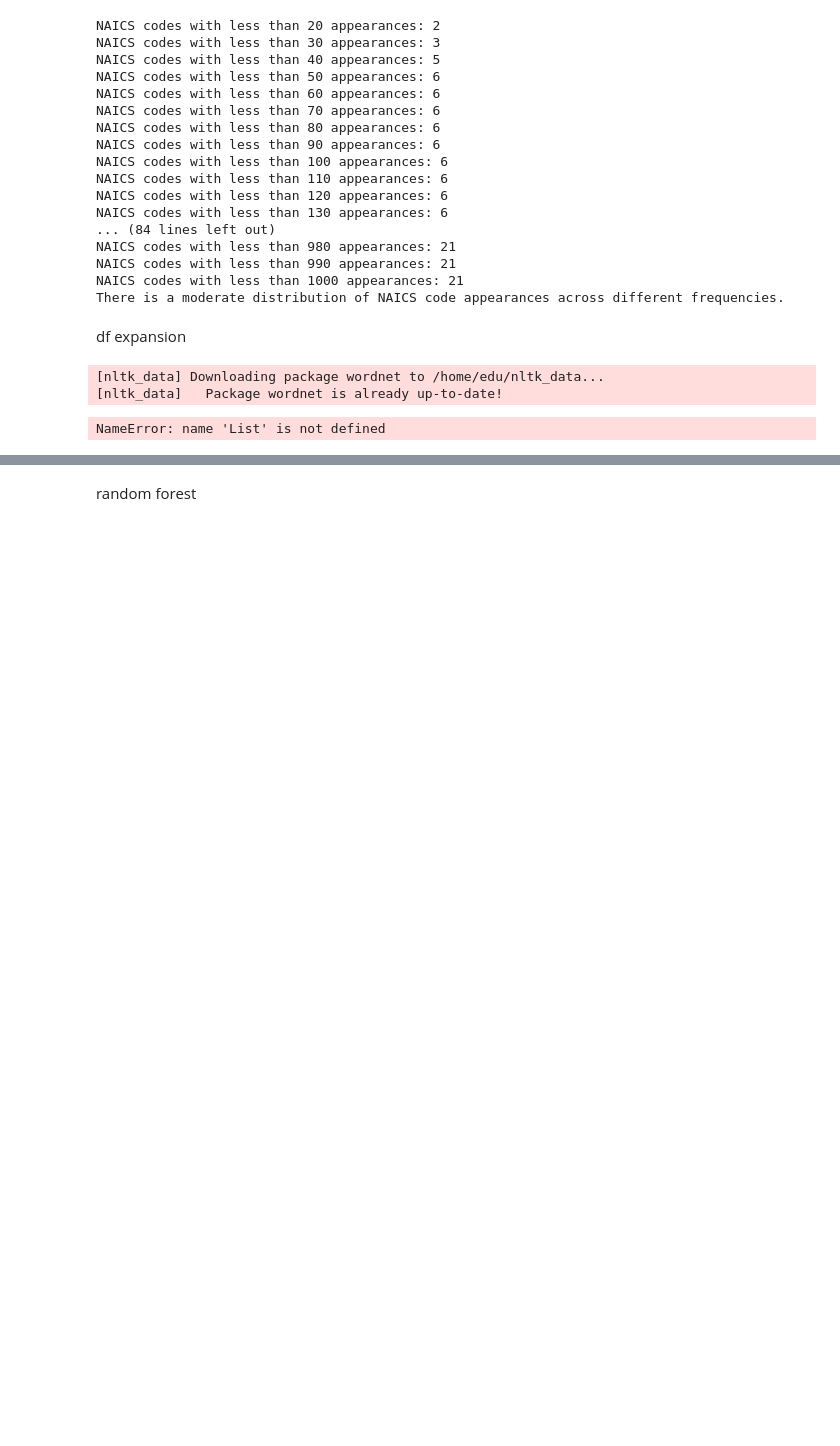
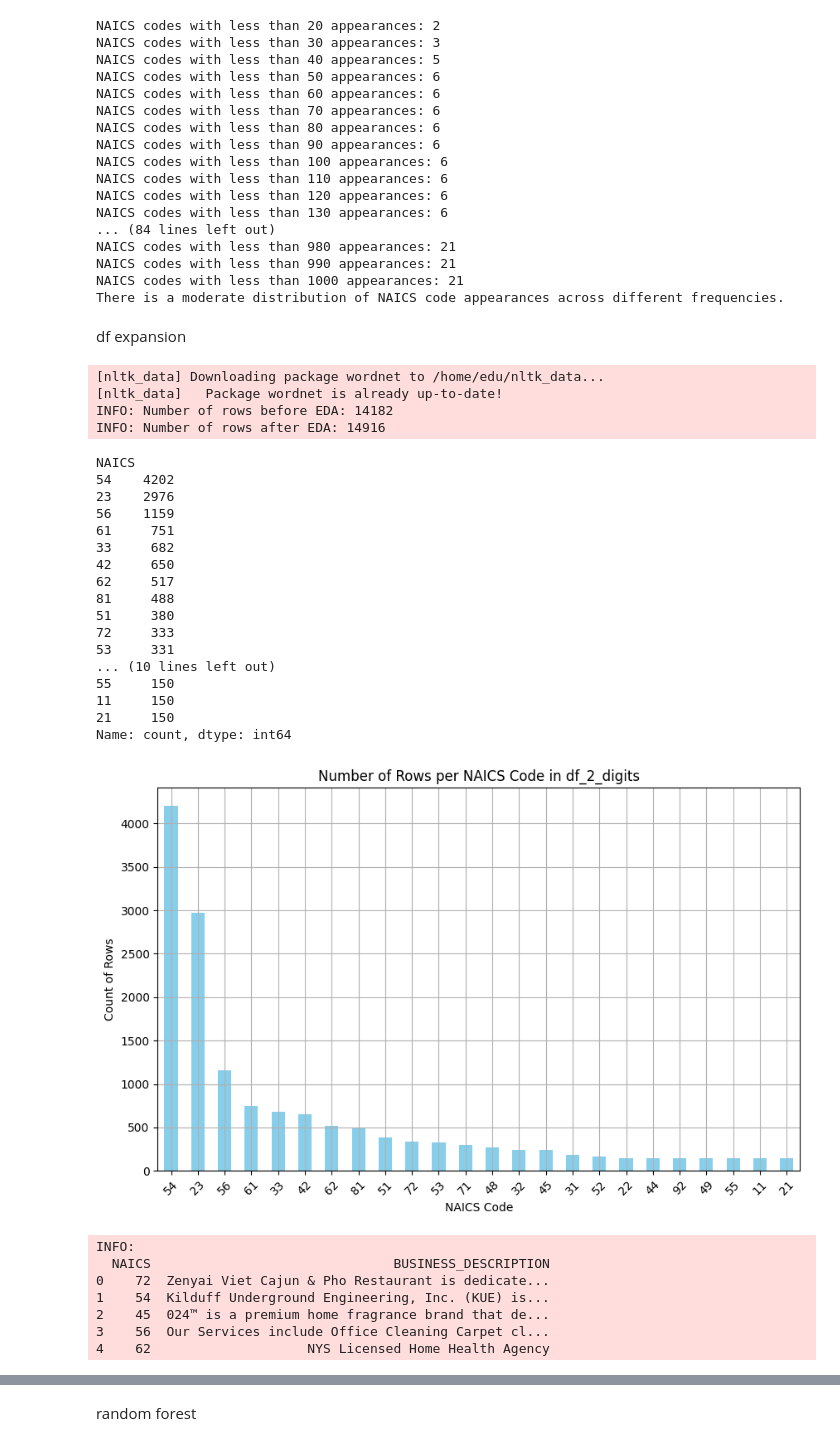
Before and after one commit to Zrive/zrive-ds-1q24-industry-classification, a Jupyter notebook: notebooks/classification_playground.ipynb, the cells around one changed output, grey strips where cells are left out. Saved outputs shown, nothing was run; the diff lists cells and outputs as text; code cells hidden in the pictures; blank space fills up the shorter version.

```diff
--- a/notebooks/classification_playground.ipynb
+++ b/notebooks/classification_playground.ipynb
@@ -183,6 +183,10 @@ from nltk import download
 import logging
 from sklearn.model_selection import train_test_split
 from typing import Tuple
+
+ROUTE_COVERWALLET= '../src/data/coverwallet.xlsx'
+
+
 
 class NAICSRebalancer:
     def __init__(self):
@@ -230,12 +234,12 @@ class NAICSRebalancer:
     def rebalance_df_naics(self, df: pd.DataFrame) -> pd.DataFrame:
         df_2_digits, dataset_train_2_digits, dataset_final_val_2_digits = truncate_naics_and_prepare_data(df, 'NAICS', 2)
         naics_counts = df_2_digits['NAICS'].value_counts()
-        underrepresented_naics = naics_counts[naics_counts < 600].index
-        overrepresented_naics = naics_counts[naics_counts > 1500].index
+        underrepresented_naics = naics_counts[naics_counts < 150].index
+        overrepresented_naics = naics_counts[naics_counts > 16500].index
         new_rows = []
 
         for naics_code in underrepresented_naics:
-            needed_rows = 600 - naics_counts[naics_code]
+            needed_rows = 150 - naics_counts[naics_code]
             original_rows = df_2_digits[df_2_digits['NAICS'] == naics_code]
             while needed_rows > 0:
                 for _, row in original_rows.iterrows():
@@ -254,34 +258,90 @@ class NAICSRebalancer:
 
         return df_2_digits
 
 def truncate_naics_and_prepare_data(df: pd.DataFrame, column_name: str, num_digits: int) -> Tuple[pd.DataFrame, pd.DataFrame, pd.DataFrame]:
 
     df=df.dropna()
+    naics_counts = df['NAICS'].value_counts()
 
     if not isinstance(num_digits, int) or num_digits <= 0:
         logging.error("Number of digits must be a positive integer")
         raise ValueError("Number of digits must be a positive integer")
 
     df_coverwallet_copy = df.copy()
 
     def truncate_code(code):
         try:
             return str(code)[:num_digits]
         except Exception as e:
             logging.exception(f"Error truncating code: {code}")
             return code
 
     df_coverwallet_copy [column_name] = df_coverwallet_copy [column_name].apply(truncate_code)
 
     df_coverwallet_copy [column_name] = df_coverwallet_copy [column_name].astype(str)
 
     df_coverwallet_copy_train, df_coverwallet_copy_val = train_test_split(df_coverwallet_copy , test_size=0.15, shuffle=True, random_state=42)
 
+
+
+
+
+
     return df_coverwallet_copy , df_coverwallet_copy_train, df_coverwallet_copy_val
+
+df_coverwallet_aumentation = pd.read_excel(ROUTE_COVERWALLET)
+
+rebalancer = NAICSRebalancer()
+df_naics_rebalanced = rebalancer.rebalance_df_naics(df_coverwallet_aumentation)
+df_2_digits=df_naics_rebalanced
+logging.info(f"Number of rows before EDA: {len(df_coverwallet_aumentation)}")
+logging.info(f"Number of rows after EDA: {len(df_naics_rebalanced)}")
+
+naics_counts = df_2_digits['NAICS'].value_counts()
+print(naics_counts)
+
+import matplotlib.pyplot as plt
+
+naics_counts.plot(kind='bar', figsize=(10, 6), color='skyblue')
+plt.xlabel('NAICS Code')
+plt.ylabel('Count of Rows')
+plt.title('Number of Rows per NAICS Code in df_2_digits')
+plt.xticks(rotation=45)
+plt.grid(True)
+plt.show()
+
+if df_naics_rebalanced is not None:
+    logging.info("\n%s", df_naics_rebalanced.head())
 # %% [output]
 [nltk_data] Downloading package wordnet to /home/edu/nltk_data...
 [nltk_data]   Package wordnet is already up-to-date!
+INFO: Number of rows before EDA: 14182
+INFO: Number of rows after EDA: 14916
-NameError: name 'List' is not defined
+NAICS
+54    4202
+23    2976
+56    1159
+61     751
+33     682
+42     650
+62     517
+81     488
+51     380
+72     333
+53     331
+... (10 lines left out)
+55     150
+11     150
+21     150
+Name: count, dtype: int64
+[figure, added]
+INFO:
+  NAICS                               BUSINESS_DESCRIPTION
+0    72  Zenyai Viet Cajun & Pho Restaurant is dedicate...
+1    54  Kilduff Underground Engineering, Inc. (KUE) is...
+2    45  024™ is a premium home fragrance brand that de...
+3    56  Our Services include Office Cleaning Carpet cl...
+4    62                    NYS Licensed Home Health Agency
 # %%
 import torch
 import numpy as np
```
Also changed, not shown: parts of 7 cells of this notebook, 3 other files.
